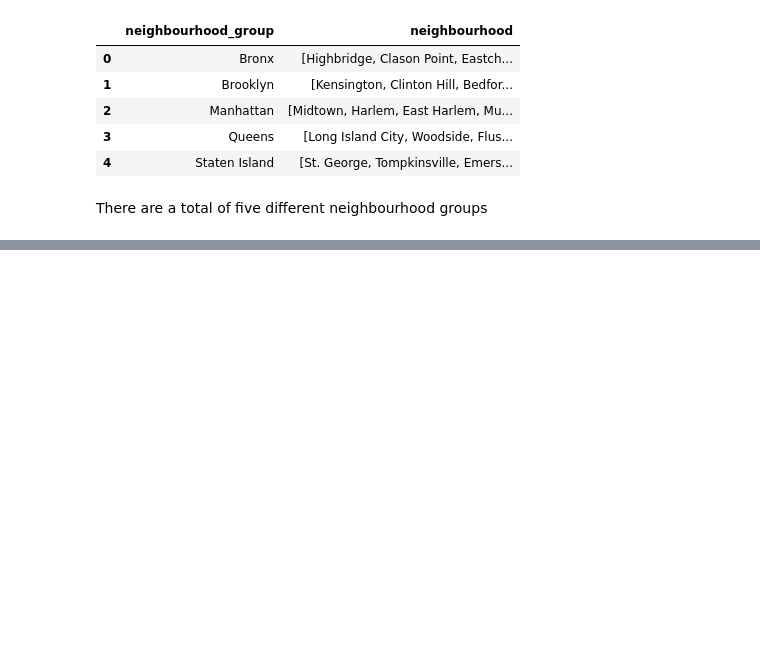
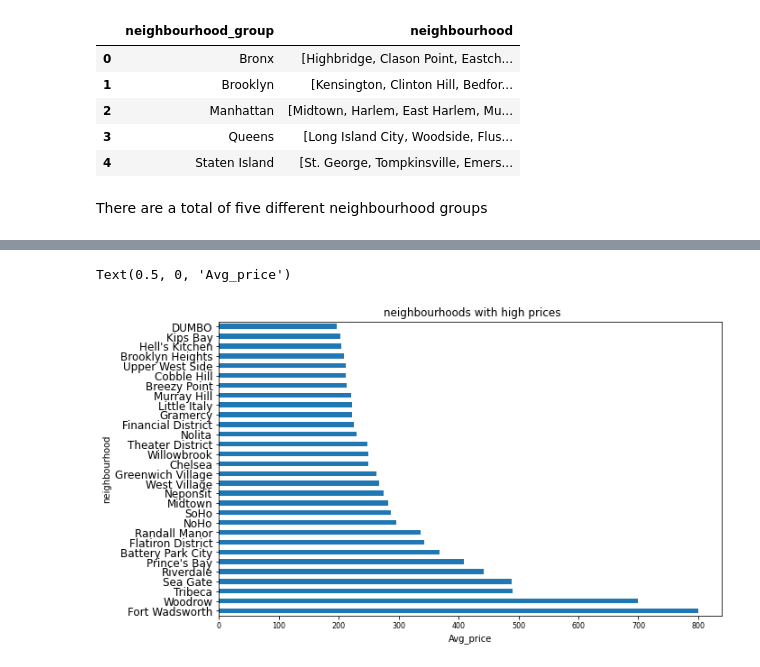
Before and after one commit to junaiskv94/Airbnb_bookin_Analysis, a Jupyter notebook: Copy_of_Airbnb_Bookings_Analysis_Capstone_Project.ipynb, the cells around one changed output, grey strips where cells are left out. Saved outputs shown, nothing was run; the diff lists cells and outputs as text; code cells hidden in the pictures; blank space fills up the shorter version.

```diff
--- a/Copy_of_Airbnb_Bookings_Analysis_Capstone_Project.ipynb
+++ b/Copy_of_Airbnb_Bookings_Analysis_Capstone_Project.ipynb
@@ -188,0 +259,6 @@ There are a total of five  different neighbourhood groups
+# %%
+place_neibour_price_range=df.groupby('neighbourhood')['price'].mean().reset_index().sort_values(by='price',ascending=False)
+place_neibour_price_range.set_index('neighbourhood',inplace=True)
+# %%
+neighbourhoods_highprice=place_neibour_price_range.head(30)
+neighbourhoods_lower_price=place_neibour_price_range.tail(30)
@@ -188,0 +267,19 @@ There are a total of five  different neighbourhood groups
+# %%
+SMALL_SIZE = 8
+MEDIUM_SIZE = 10
+BIGGER_SIZE = 12
+plt.rc('font', size=SMALL_SIZE)          # controls default text sizes
+plt.rc('axes', titlesize=BIGGER_SIZE)     # fontsize of the axes title
+plt.rc('axes', labelsize=MEDIUM_SIZE)    # fontsize of the x and y labels
+plt.rc('xtick', labelsize=SMALL_SIZE)    # fontsize of the tick labels
+plt.rc('ytick', labelsize=BIGGER_SIZE)
+plt.rcParams["figure.figsize"] = [10, 6]
+# %%
+# neighbour hood with having high price
+neighbourhoods_highprice['price'].plot(kind="barh",width = 0.5)
+plt.title(" neighbourhoods with high prices")
+plt.ylabel("neighbourhood")
+plt.xlabel("Avg_price")
+# %% [output]
+Text(0.5, 0, 'Avg_price')
+[figure, added]
```
Also changed, not shown: parts of 23 cells of this notebook.
